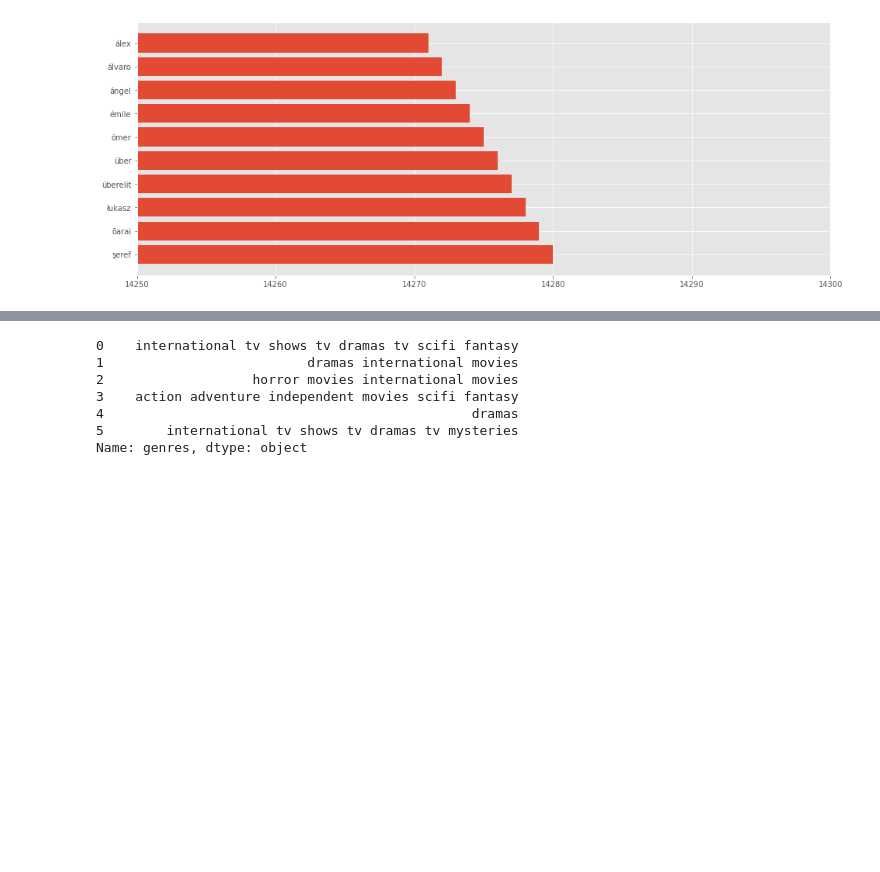
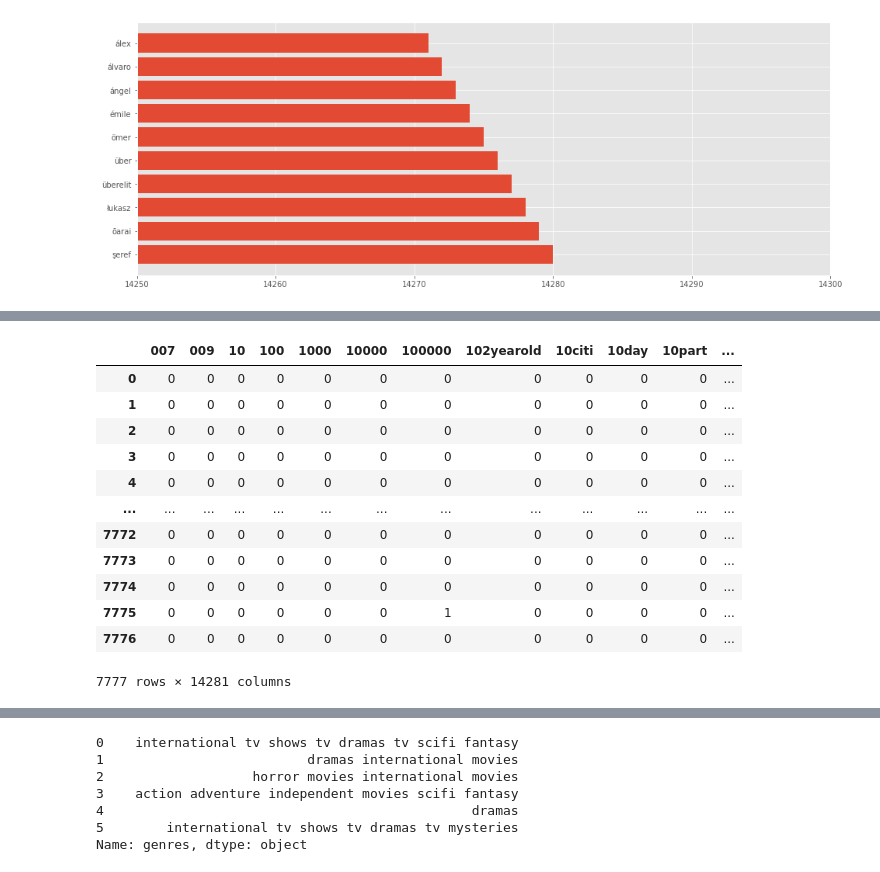
Before and after one commit to sammed97/Netflix-Movies-and-TV-Shows-Clustering, a Jupyter notebook: Copy_of_NETFLIX_MOVIES_AND_TV_SHOWS_CLUSTERING.ipynb, the cells around one changed output, grey strips where cells are left out. Saved outputs shown, nothing was run; the diff lists cells and outputs as text; code cells hidden in the pictures; blank space fills up the shorter version.

```diff
--- a/Copy_of_NETFLIX_MOVIES_AND_TV_SHOWS_CLUSTERING.ipynb
+++ b/Copy_of_NETFLIX_MOVIES_AND_TV_SHOWS_CLUSTERING.ipynb
@@ -892,3 +889,12 @@ plt.barh(top10_most_occured_stemmed_words , top10_count_of_most_occured_stemmed_
 # %% [output]
 <BarContainer object of 10 artists>
 [figure]
+# %%
+from sklearn.feature_extraction.text import CountVectorizer
+countvectorizer = CountVectorizer()
+countvectors = countvectorizer.fit_transform(df_1['description'])
+countfeature_names = countvectorizer.get_feature_names()
+countdense = countvectors.todense()
+countdenselist = countdense.tolist()
+count_df = pd.DataFrame(countdenselist, columns=countfeature_names)
+print(count_df)
@@ -894,0 +917,16 @@ plt.barh(top10_most_occured_stemmed_words , top10_count_of_most_occured_stemmed_
+# %%
+count_df
+# %% [output]
+|  | 007 | 009 | 10 | 100 | 1000 | 10000 | 100000 | 102yearold | 10citi | 10day | 10part | ... |
+| 0 | 0 | 0 | 0 | 0 | 0 | 0 | 0 | 0 | 0 | 0 | 0 | ... |
+| 1 | 0 | 0 | 0 | 0 | 0 | 0 | 0 | 0 | 0 | 0 | 0 | ... |
+| 2 | 0 | 0 | 0 | 0 | 0 | 0 | 0 | 0 | 0 | 0 | 0 | ... |
+| 3 | 0 | 0 | 0 | 0 | 0 | 0 | 0 | 0 | 0 | 0 | 0 | ... |
+| 4 | 0 | 0 | 0 | 0 | 0 | 0 | 0 | 0 | 0 | 0 | 0 | ... |
+| ... | ... | ... | ... | ... | ... | ... | ... | ... | ... | ... | ... | ... |
+| 7772 | 0 | 0 | 0 | 0 | 0 | 0 | 0 | 0 | 0 | 0 | 0 | ... |
+| 7773 | 0 | 0 | 0 | 0 | 0 | 0 | 0 | 0 | 0 | 0 | 0 | ... |
+| 7774 | 0 | 0 | 0 | 0 | 0 | 0 | 0 | 0 | 0 | 0 | 0 | ... |
+| 7775 | 0 | 0 | 0 | 0 | 0 | 0 | 1 | 0 | 0 | 0 | 0 | ... |
+| 7776 | 0 | 0 | 0 | 0 | 0 | 0 | 0 | 0 | 0 | 0 | 0 | ... |
+7777 rows × 14281 columns
```
Also changed, not shown: parts of 18 cells of this notebook.
